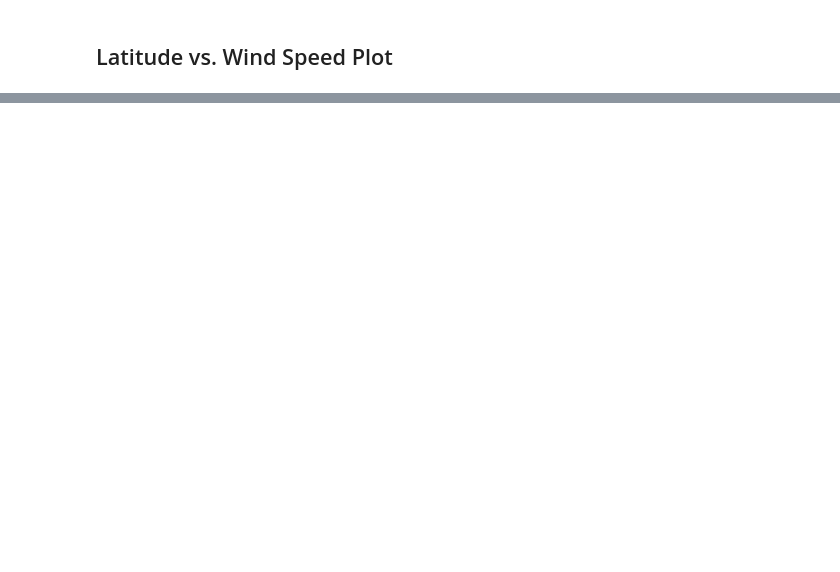
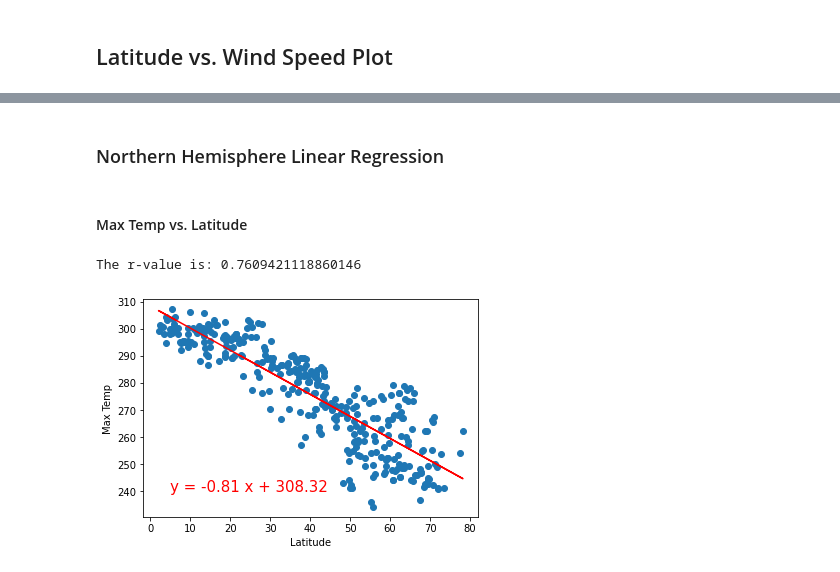
Before and after one commit to danieltp92/python-api-challenge, a Jupyter notebook: WeatherPy/WeatherPy.ipynb, the cells around one changed output, grey strips where cells are left out. Drawn from its saved outputs; the diff is of its cells as text; code cells hidden in the pictures; blank space fills up the shorter version.

```diff
--- a/WeatherPy/WeatherPy.ipynb
+++ b/WeatherPy/WeatherPy.ipynb
@@ -250,0 +259,3 @@ plt.show()
+# %%
+nh_city_df = new_city_df[new_city_df.Lat >= 0]
+nh_city_df
@@ -250,0 +295,20 @@ plt.show()
+# %% [markdown]
+### Northern Hemisphere Linear Regression
+# %% [markdown]
+#### Max Temp vs. Latitude
+# %%
+x_val = nh_city_df['Lat']
+y_val = nh_city_df['Temp Max']
+(slope, intercept, rvalue, pvalue, stderr) = linregress(x_val, y_val)
+reg_val = x_val * slope + intercept
+line_eq = "y = " + str(round(slope,2)) + " x + " + str(round(intercept,2))
+plt.scatter(x_val, y_val)
+plt.plot(x_val, reg_val, "r-")
+plt.annotate(line_eq,(5,240),fontsize=15,color="red")
+plt.xlabel('Latitude')
+plt.ylabel('Max Temp')
+print(f"The r-value is: {rvalue **2}")
+plt.show()
+# %% [output]
+The r-value is: 0.7609421118860146
+[figure, added]
```
Also changed, not shown: parts of 24 cells of this notebook.
